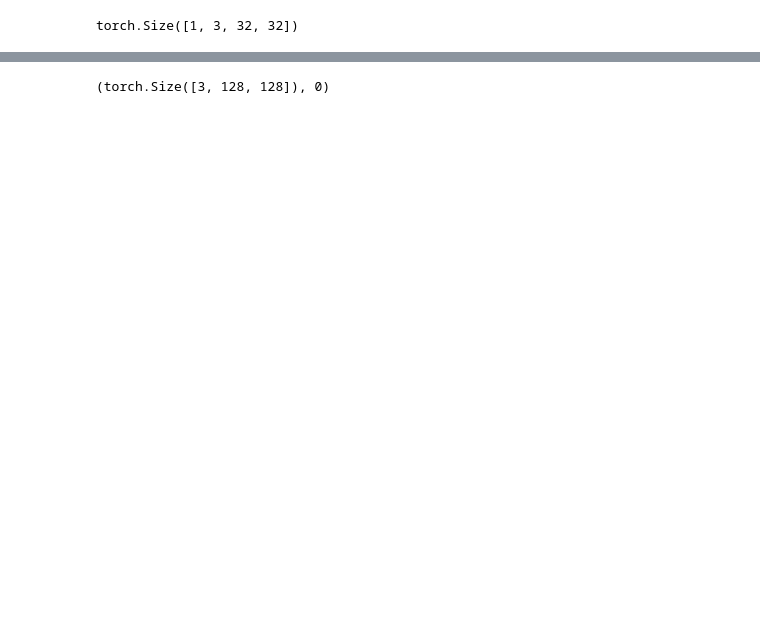
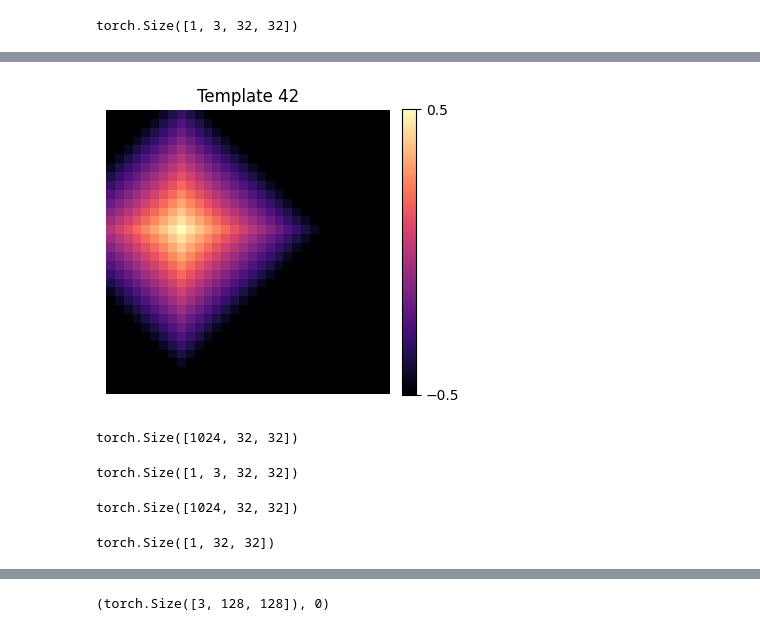
Before and after one commit to valentinafeve/interpretability, a Jupyter notebook: notebook.ipynb, the cells around one changed output, grey strips where cells are left out. Drawn from its saved outputs; the diff is of its cells as text; code cells hidden in the pictures; blank space fills up the shorter version.

Commit message:
:penguin: mutual information

```diff
--- a/notebook.ipynb
+++ b/notebook.ipynb
@@ -135,0 +90,4 @@ torch.Size([1, 1024, 32, 32]) templates_activated
+# %%
+plot_tensor(interpretable_cnn.templates[424], title="Template 42")
+# %% [output]
+[figure, added]
@@ -135,0 +100,4 @@ torch.Size([1, 1024, 32, 32]) templates_activated
+# %%
+interpretable_cnn.templates.shape
+# %% [output]
+torch.Size([1024, 32, 32])
@@ -136 +120,14 @@ torch.Size([1, 1024, 32, 32]) templates_activated
+# %%
+output.shape
+# %% [output]
+torch.Size([1, 3, 32, 32])
+# %%
+interpretable_cnn.templates.shape
+# %% [output]
+torch.Size([1024, 32, 32])
+# %%
+x = mutual_information(output, interpretable_cnn.templates.unsqueeze(0))
+x.shape
+# %% [output]
+torch.Size([1, 32, 32])
 # %%
```
Also changed, not shown: parts of 34 cells of this notebook, 12 other files.
